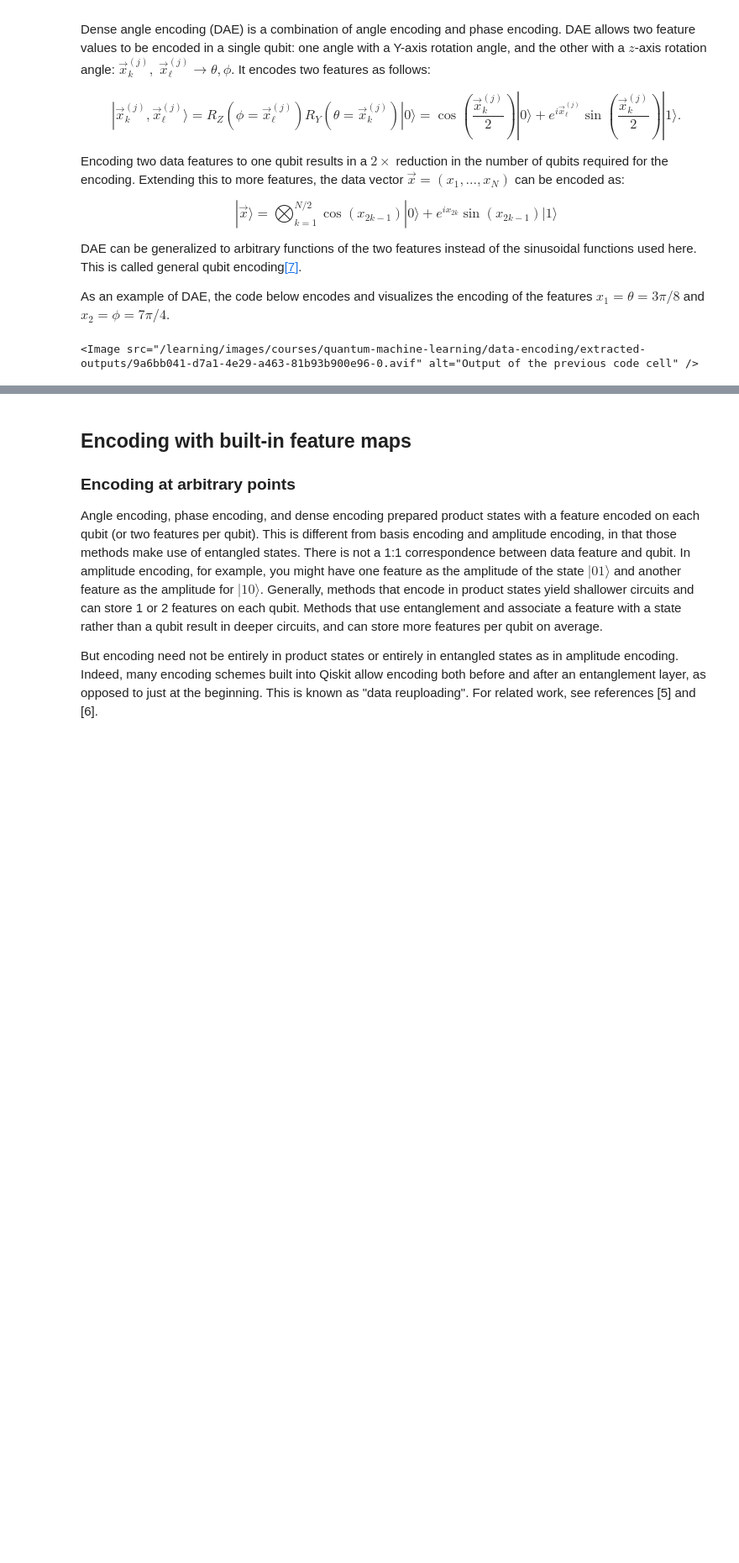
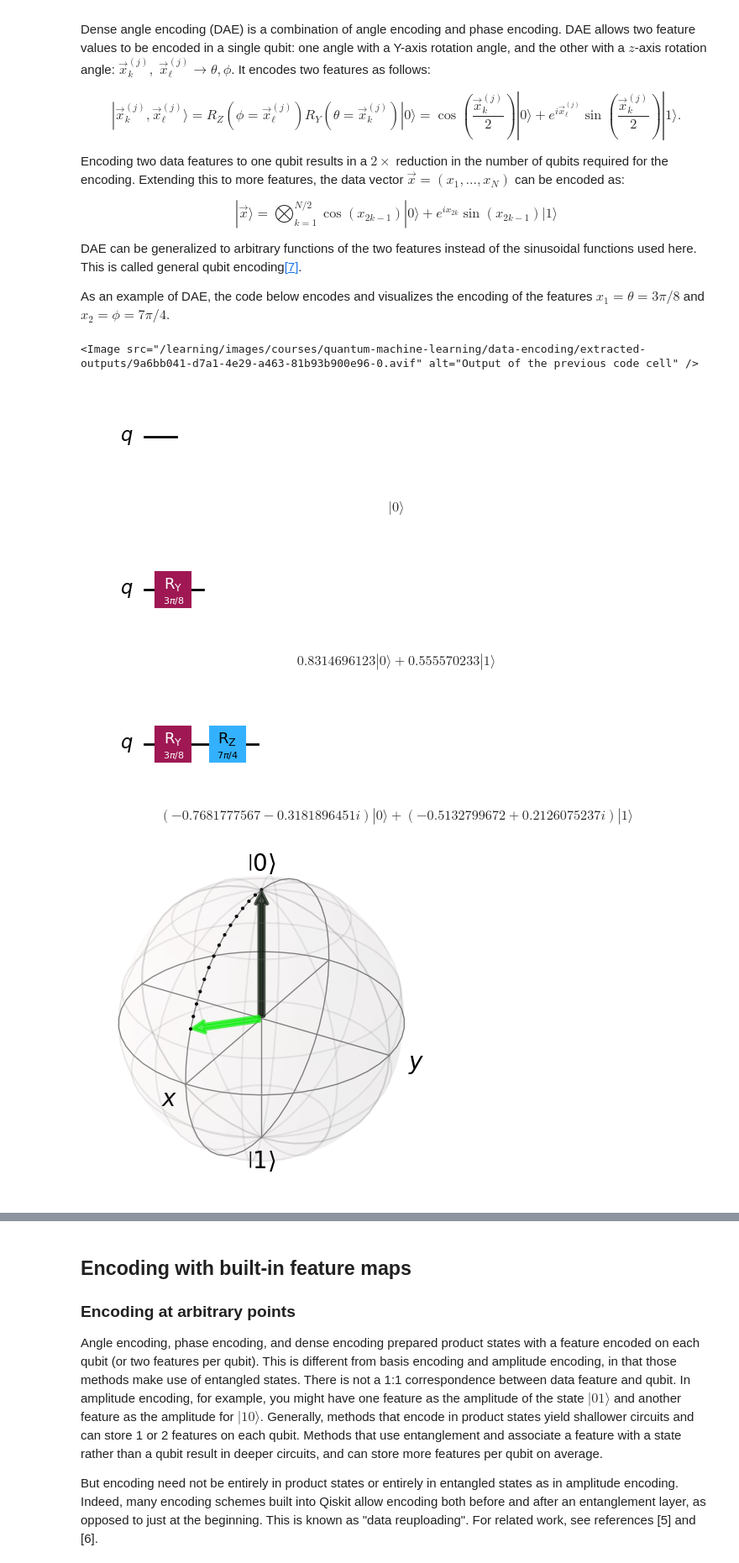
Before and after one commit to Virendra513/QML1, a Jupyter notebook: QML/data-encoding.ipynb, the cells around one changed output, grey strips where cells are left out. Shown at 84% size. Cells and saved outputs as stored; diff of their text form; code cells hidden in the pictures; blank space fills up the shorter version.

```diff
--- a/QML/data-encoding.ipynb
+++ b/QML/data-encoding.ipynb
@@ -764,3 +814,34 @@ states = state1, state2, state3
 plot_Nstates(states, axis=None, plot_trace_points=True)
 # %% [output]
 <Image src="/learning/images/courses/quantum-machine-learning/data-encoding/extracted-outputs/9a6bb041-d7a1-4e29-a463-81b93b900e96-0.avif" alt="Output of the previous code cell" />
+# %%
+qc = QuantumCircuit(1)
+state1 = Statevector.from_instruction(qc)
+display(qc.draw("mpl"))
+display(state1.draw("latex"))
+
+qc.ry(3 * pi / 8, 0)
+state2 = Statevector.from_instruction(qc)
+display(qc.draw("mpl"))
+display(state2.draw("latex"))
+
+qc.rz(7 * pi / 4, 0)
+state3 = Statevector.from_instruction(qc)
+display(qc.draw("mpl"))
+display(state3.draw("latex"))
+
+statesa = state1, state2
+
+statesb = state1, state2, state3
+
+plot_Nstates(statesa, axis=None, plot_trace_points=True)
+
+plot_Nstates(statesb, axis=None, plot_trace_points=True)
+# %% [output]
+[figure, added]
+$$ |0\rangle$$
+[figure, added]
+$$0.8314696123 |0\rangle+0.555570233 |1\rangle$$
+[figure, added]
+$$(-0.7681777567 - 0.3181896451 i) |0\rangle+(-0.5132799672 + 0.2126075237 i) |1\rangle$$
+[figure, added]
```
Also changed, not shown: parts of 12 cells of this notebook.
